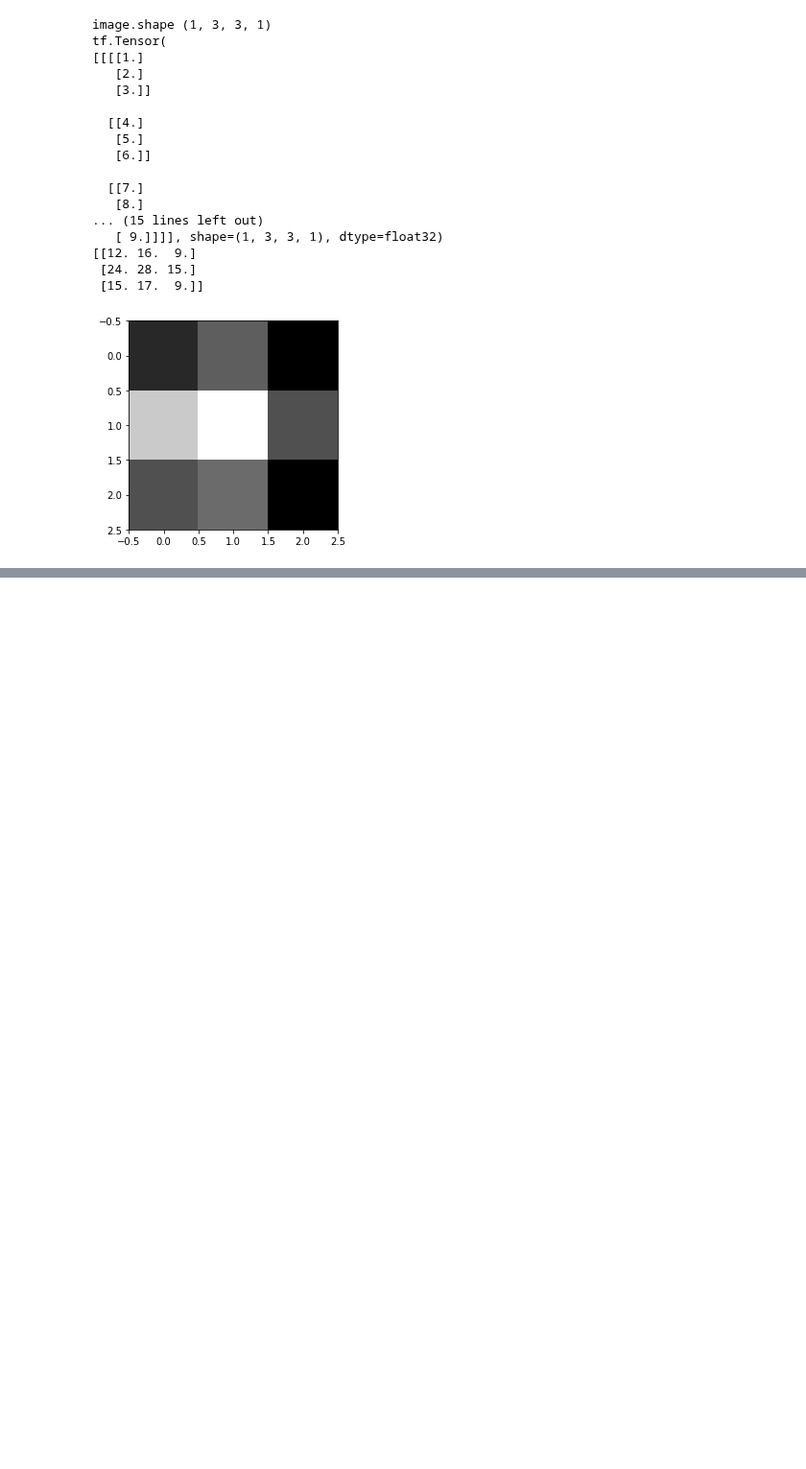
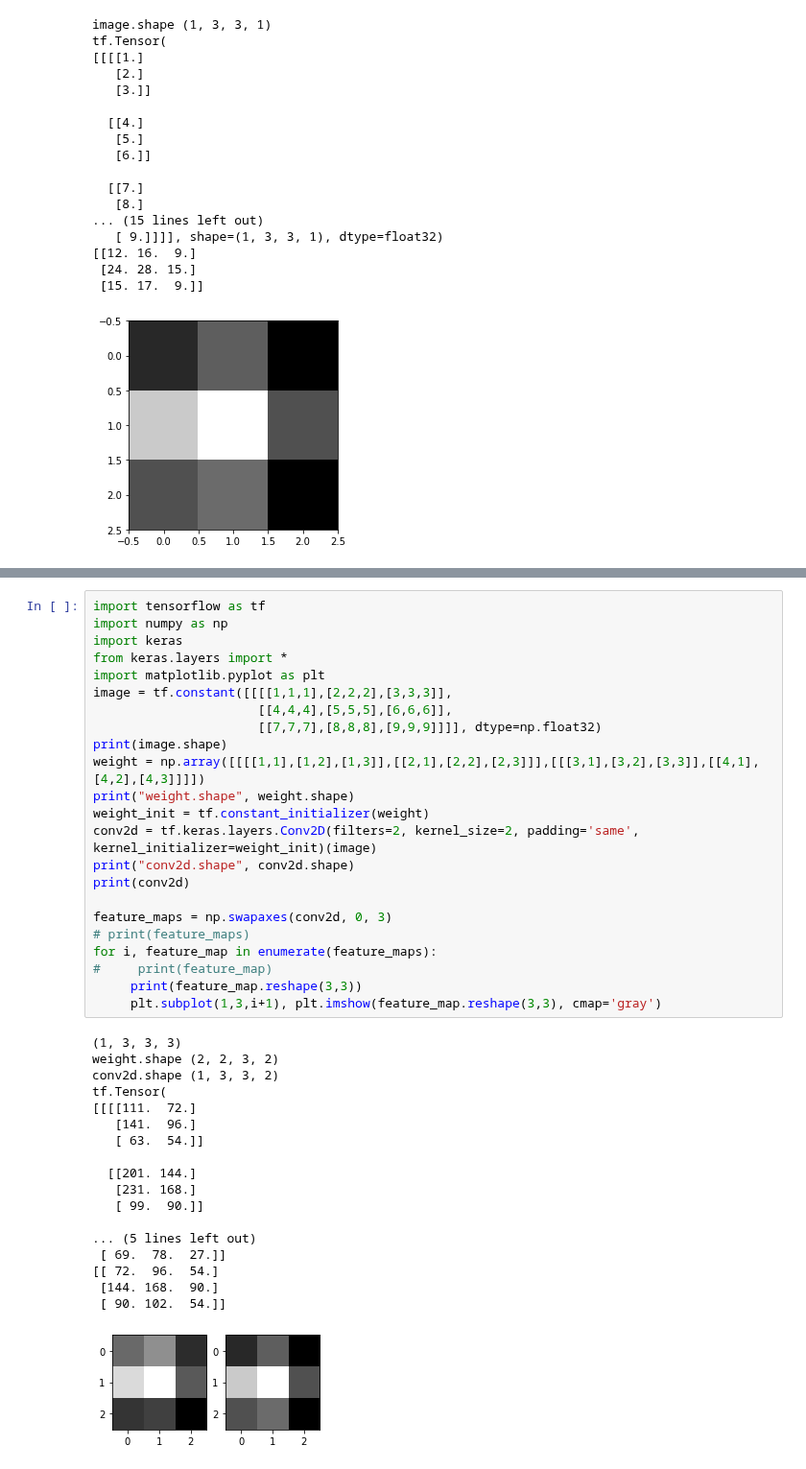
Before and after one commit to kjungmo/SBA2020_dataScience, a Jupyter notebook: (강사님)4.딥러닝활용.ipynb, the cells around one changed output, grey strips where cells are left out. Shown at 96% size. Drawn from its saved outputs; the diff is of its cells as text; blank space fills up the shorter version.

```diff
--- a/(강사님)4.딥러닝활용.ipynb
+++ b/(강사님)4.딥러닝활용.ipynb
@@ -658,0 +717,42 @@ tf.Tensor(
+# %%
+import tensorflow as tf
+import numpy as np
+import keras
+from keras.layers import *
+import matplotlib.pyplot as plt
+image = tf.constant([[[[1,1,1],[2,2,2],[3,3,3]],
+                      [[4,4,4],[5,5,5],[6,6,6]],
+                      [[7,7,7],[8,8,8],[9,9,9]]]], dtype=np.float32)
+print(image.shape)
+weight = np.array([[[[1,1],[1,2],[1,3]],[[2,1],[2,2],[2,3]]],[[[3,1],[3,2],[3,3]],[[4,1],[4,2],[4,3]]]])
+print("weight.shape", weight.shape)
+weight_init = tf.constant_initializer(weight)
+conv2d = tf.keras.layers.Conv2D(filters=2, kernel_size=2, padding='same', kernel_initializer=weight_init)(image)
+print("conv2d.shape", conv2d.shape)
+print(conv2d)
+
+feature_maps = np.swapaxes(conv2d, 0, 3)
+# print(feature_maps)
+for i, feature_map in enumerate(feature_maps):
+#     print(feature_map)
+     print(feature_map.reshape(3,3))
+     plt.subplot(1,3,i+1), plt.imshow(feature_map.reshape(3,3), cmap='gray')
+# %% [output]
+(1, 3, 3, 3)
+weight.shape (2, 2, 3, 2)
+conv2d.shape (1, 3, 3, 2)
+tf.Tensor(
+[[[[111.  72.]
+   [141.  96.]
+   [ 63.  54.]]
+
+  [[201. 144.]
+   [231. 168.]
+   [ 99.  90.]]
+
+... (5 lines left out)
+ [ 69.  78.  27.]]
+[[ 72.  96.  54.]
+ [144. 168.  90.]
+ [ 90. 102.  54.]]
+[figure, added]
```
Also changed, not shown: parts of 2 cells of this notebook.
